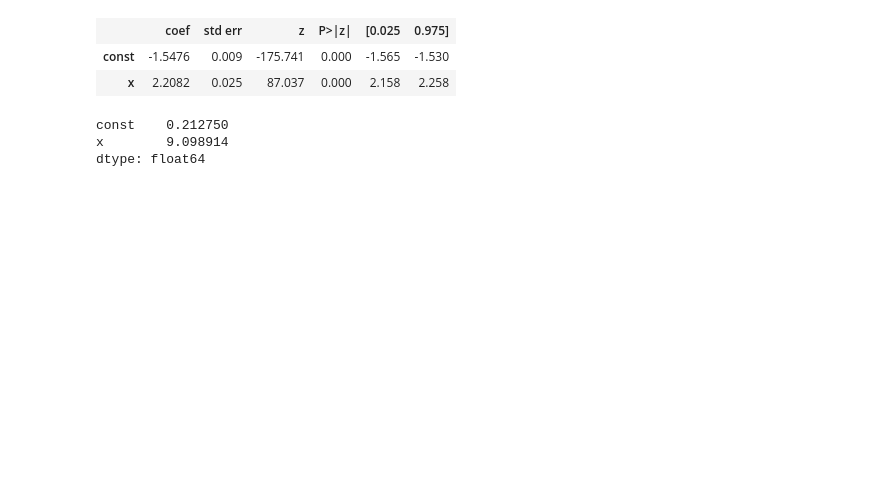
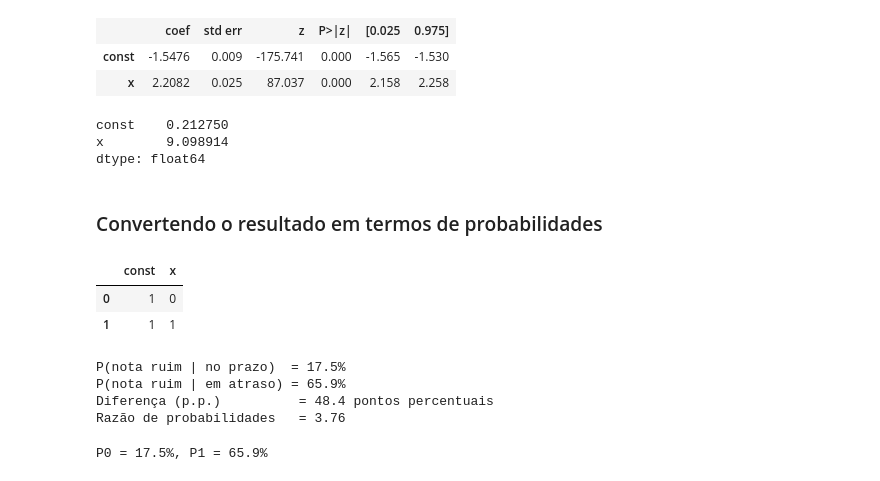
Before and after one commit to flucasbauer/analise-avaliacoes-olist, a Jupyter notebook: notebook/modelo.ipynb, the cells around one changed output. Drawn from its saved outputs; the diff is of its cells as text; code cells hidden in the pictures; blank space fills up the shorter version.

```diff
--- a/notebook/modelo.ipynb
+++ b/notebook/modelo.ipynb
@@ -153,3 +157,13 @@ odds_ratio
 const    0.212750
 x        9.098914
 dtype: float64
+# %% [markdown]
+### Convertendo o resultado em termos de probabilidades
+# %%
+novos_dados = pd.DataFrame({'const': [1, 1], 'x': [0, 1]})
+probabilidades = resultado.predict(novos_dados)
+novos_dados
+# %% [output]
+|  | const | x |
+| 0 | 1 | 0 |
+| 1 | 1 | 1 |
@@ -155,0 +173,20 @@ dtype: float64
+# %%
+print(f"P(nota ruim | no prazo)  = {p0:.1%}")
+print(f"P(nota ruim | em atraso) = {p1:.1%}")
+print(f"Diferença (p.p.)          = {(p1-p0)*100:.1f} pontos percentuais")
+print(f"Razão de probabilidades   = {p1/p0:.2f}")
+# %% [output]
+P(nota ruim | no prazo)  = 17.5%
+P(nota ruim | em atraso) = 65.9%
+Diferença (p.p.)          = 48.4 pontos percentuais
+Razão de probabilidades   = 3.76
+# %%
+beta0 = resultado.params['const']
+beta1 = resultado.params['x']
+
+p0 = 1 / (1 + np.exp(-(beta0)))
+p1 = 1 / (1 + np.exp(-(beta0 + beta1)))
+
+print(f"P0 = {p0:.1%}, P1 = {p1:.1%}")
+# %% [output]
+P0 = 17.5%, P1 = 65.9%
```
Also changed, not shown: parts of 8 cells of this notebook, 5 other files.
